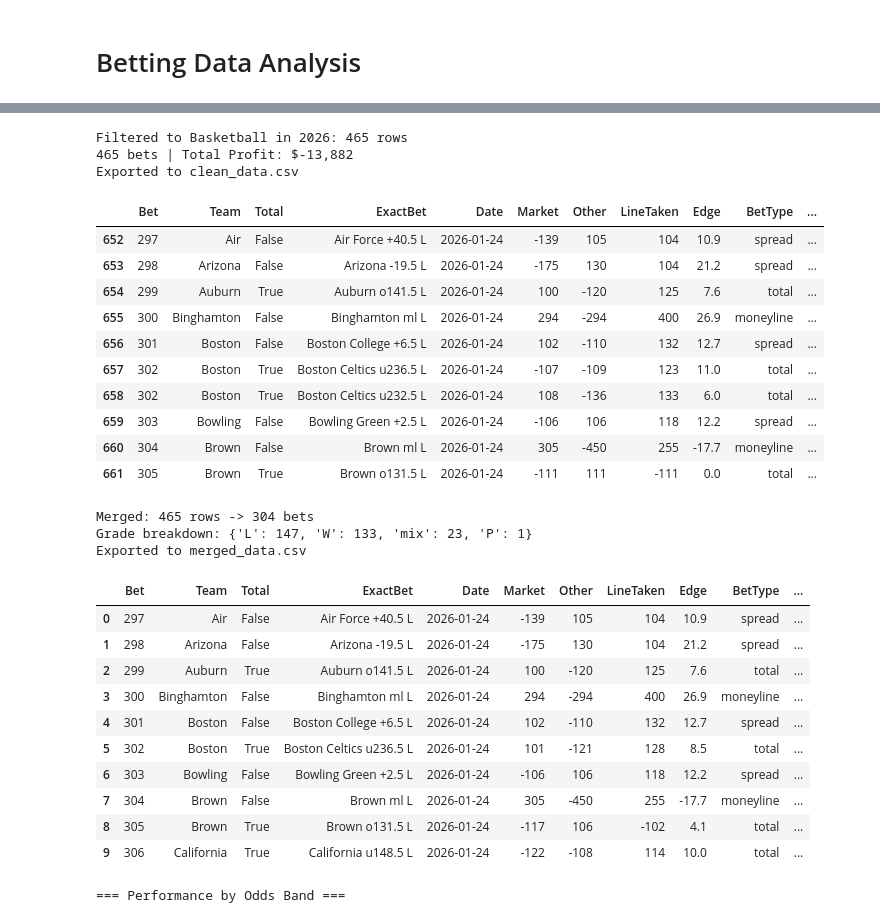
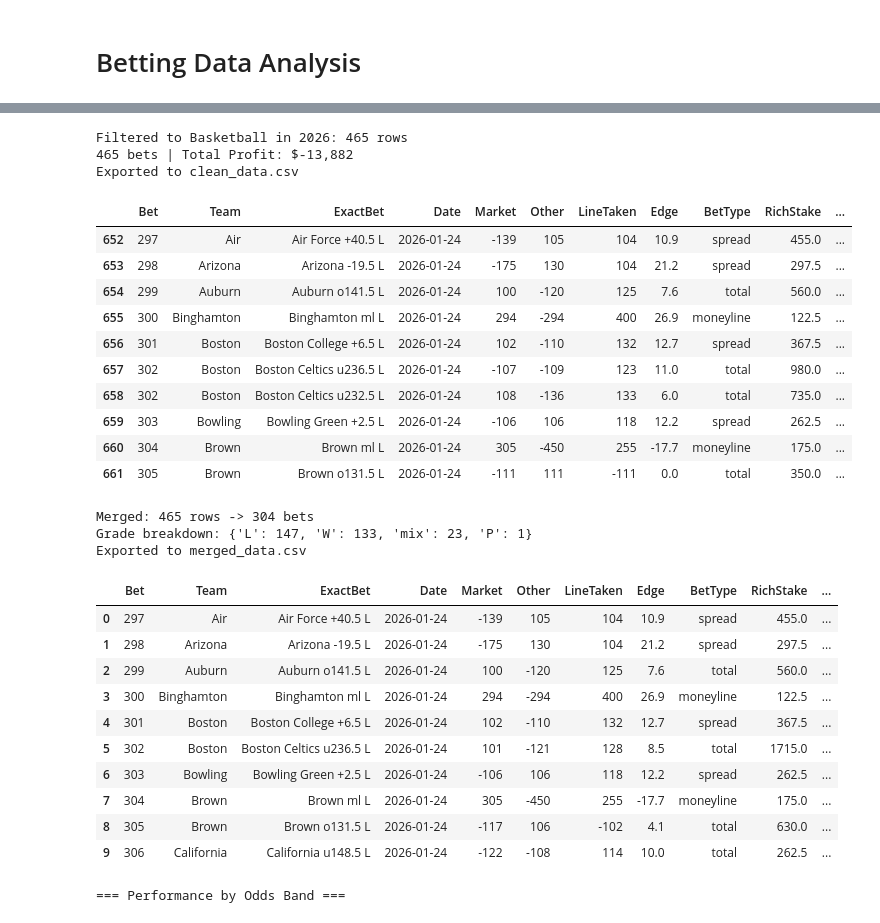
Before and after one commit to Lenshow-coder/rich, a Jupyter notebook: lenny-analysis/lenny-analysis.ipynb, the cells around one changed output, grey strips where cells are left out. Drawn from its saved outputs; the diff is of its cells as text; code cells hidden in the pictures.

```diff
--- a/lenny-analysis/lenny-analysis.ipynb
+++ b/lenny-analysis/lenny-analysis.ipynb
@@ -1,11 +1,20 @@
 # %% [markdown]
 # Betting Data Analysis
+# %%
+# --- Configuration ---
+
+# Data source: 'data.csv' (original) or 'bets.csv'
+SOURCE = 'data.csv'
+
+# Whether to write output CSVs
+WRITE_CSV = True
 # %%
 import pandas as pd
 import matplotlib.pyplot as plt
 
-df = pd.read_csv('data.csv')
-print(f'Dataset: {df.shape[0]} bets, {df.shape[1]} columns')
-df.head()
+if SOURCE == 'data.csv':
+    df = pd.read_csv('data.csv')
+    print(f'Dataset: {df.shape[0]} bets, {df.shape[1]} columns')
+    df.head()
 # %% [output]
 Dataset: 1117 bets, 77 columns
@@ -77,13 +135,12 @@ bdf = df[(df['Sport'] == 'Basketball') & (df['Date'].dt.year == 2026)].copy()
 print(f'Filtered to Basketball in 2026: {len(bdf)} rows')
 
 # Select and rename columns
-bdf = bdf[['Unique Bet Rule 1', 'Team', 'Total?', 'Bet', 'Date', 'Market',
+bdf = bdf[['Unique Bet Rule 1', 'Team', 'Bet', 'Date', 'Market',
             'Other', 'LineTaken', 'Edge', 'BetType', 'Rich Stake', 'Grade']].copy()
 
 bdf.rename(columns={
     'Unique Bet Rule 1': 'Bet',
     'Bet': 'ExactBet',
-    'Total?': 'Total',
     'Rich Stake': 'RichStake',
     'LineTaken': 'LineTaken',
 }, inplace=True)
@@ -93,49 +150,53 @@ bdf['Edge'] = (bdf['Edge'] * 100).round(1)
 
 # Round RichStake to 2 decimal places to fix floating point precision
 bdf['RichStake'] = bdf['RichStake'].round(2)
 
 # Calculate Expected Profit
 bdf['ExpProfit'] = (bdf['RichStake'] * bdf['Edge'] / 100).round(0).astype(int)
 
 # Calculate Profit
 def calc_profit(row):
     if row['Grade'] == 'P':
         return 0.0
     if row['Grade'] == 'L':
         return -row['RichStake']
     # Grade == W: calculate winnings from american odds
     odds = row['LineTaken']
     stake = row['RichStake']
     if odds > 0:
         return stake * (odds / 100)
     else:
         return stake * (100 / abs(odds))
 
 bdf['Profit'] = bdf.apply(calc_profit, axis=1).astype(int)
 
-bdf.to_csv('clean_data.csv', index=False)
+if WRITE_CSV:
+    bdf.to_csv('clean_data.csv', index=False)
 print(f'{len(bdf)} bets | Total Profit: ${bdf["Profit"].sum():,}')
 print('Exported to clean_data.csv')
 bdf.head(10)
 # %% [output]
 Filtered to Basketball in 2026: 465 rows
 465 bets | Total Profit: $-13,882
 Exported to clean_data.csv
-|  | Bet | Team | Total | ExactBet | Date | Market | Other | LineTaken | Edge | BetType | ... |
-| 652 | 297 | Air | False | Air Force +40.5 L | 2026-01-24 | -139 | 105 | 104 | 10.9 | spread | ... |
-| 653 | 298 | Arizona | False | Arizona -19.5 L | 2026-01-24 | -175 | 130 | 104 | 21.2 | spread | ... |
-| 654 | 299 | Auburn | True | Auburn o141.5 L | 2026-01-24 | 100 | -120 | 125 | 7.6 | total | ... |
-| 655 | 300 | Binghamton | False | Binghamton ml L | 2026-01-24 | 294 | -294 | 400 | 26.9 | moneyline | ... |
-| 656 | 301 | Boston | False | Boston College +6.5 L | 2026-01-24 | 102 | -110 | 132 | 12.7 | spread | ... |
-| 657 | 302 | Boston | True | Boston Celtics u236.5 L | 2026-01-24 | -107 | -109 | 123 | 11.0 | total | ... |
-| 658 | 302 | Boston | True | Boston Celtics u232.5 L | 2026-01-24 | 108 | -136 | 133 | 6.0 | total | ... |
-| 659 | 303 | Bowling | False | Bowling Green +2.5 L | 2026-01-24 | -106 | 106 | 118 | 12.2 | spread | ... |
-| 660 | 304 | Brown | False | Brown ml L | 2026-01-24 | 305 | -450 | 255 | -17.7 | moneyline | ... |
-| 661 | 305 | Brown | True | Brown o131.5 L | 2026-01-24 | -111 | 111 | -111 | 0.0 | total | ... |
+|  | Bet | Team | ExactBet | Date | Market | Other | LineTaken | Edge | BetType | RichStake | ... |
+| 652 | 297 | Air | Air Force +40.5 L | 2026-01-24 | -139 | 105 | 104 | 10.9 | spread | 455.0 | ... |
+| 653 | 298 | Arizona | Arizona -19.5 L | 2026-01-24 | -175 | 130 | 104 | 21.2 | spread | 297.5 | ... |
+| 654 | 299 | Auburn | Auburn o141.5 L | 2026-01-24 | 100 | -120 | 125 | 7.6 | total | 560.0 | ... |
+| 655 | 300 | Binghamton | Binghamton ml L | 2026-01-24 | 294 | -294 | 400 | 26.9 | moneyline | 122.5 | ... |
+| 656 | 301 | Boston | Boston College +6.5 L | 2026-01-24 | 102 | -110 | 132 | 12.7 | spread | 367.5 | ... |
+| 657 | 302 | Boston | Boston Celtics u236.5 L | 2026-01-24 | -107 | -109 | 123 | 11.0 | total | 980.0 | ... |
+| 658 | 302 | Boston | Boston Celtics u232.5 L | 2026-01-24 | 108 | -136 | 133 | 6.0 | total | 735.0 | ... |
+| 659 | 303 | Bowling | Bowling Green +2.5 L | 2026-01-24 | -106 | 106 | 118 | 12.2 | spread | 262.5 | ... |
+| 660 | 304 | Brown | Brown ml L | 2026-01-24 | 305 | -450 | 255 | -17.7 | moneyline | 175.0 | ... |
+| 661 | 305 | Brown | Brown o131.5 L | 2026-01-24 | -111 | 111 | -111 | 0.0 | total | 350.0 | ... |
 # %%
 # --- Merge rows by Bet ID ---
 
-mdf = pd.read_csv('clean_data.csv')
+if WRITE_CSV:
+    mdf = pd.read_csv('clean_data.csv')
+else:
+    mdf = bdf.copy()
 
 def american_to_decimal(odds):
     """Convert american odds to decimal odds."""
@@ -167,7 +228,6 @@ def grade_agg(grades):
 
 merged = mdf.groupby('Bet').agg(
     Team=('Team', 'first'),
-    Total=('Total', 'first'),
     ExactBet=('ExactBet', 'first'),
     Date=('Date', 'first'),
     Market=('Market', median_odds),
@@ -184,7 +244,8 @@ merged = mdf.groupby('Bet').agg(
 merged['Edge'] = merged['Edge'].round(1)
 merged['RichStake'] = merged['RichStake'].round(2)
 
-merged.to_csv('merged_data.csv', index=False)
+if WRITE_CSV:
+    merged.to_csv('merged_data.csv', index=False)
 print(f'Merged: {len(mdf)} rows -> {len(merged)} bets')
 print(f'Grade breakdown: {merged["Grade"].value_counts().to_dict()}')
 print('Exported to merged_data.csv')
@@ -193,17 +254,17 @@ merged.head(10)
 Merged: 465 rows -> 304 bets
 Grade breakdown: {'L': 147, 'W': 133, 'mix': 23, 'P': 1}
 Exported to merged_data.csv
-|  | Bet | Team | Total | ExactBet | Date | Market | Other | LineTaken | Edge | BetType | ... |
-| 0 | 297 | Air | False | Air Force +40.5 L | 2026-01-24 | -139 | 105 | 104 | 10.9 | spread | ... |
-| 1 | 298 | Arizona | False | Arizona -19.5 L | 2026-01-24 | -175 | 130 | 104 | 21.2 | spread | ... |
-| 2 | 299 | Auburn | True | Auburn o141.5 L | 2026-01-24 | 100 | -120 | 125 | 7.6 | total | ... |
-| 3 | 300 | Binghamton | False | Binghamton ml L | 2026-01-24 | 294 | -294 | 400 | 26.9 | moneyline | ... |
-| 4 | 301 | Boston | False | Boston College +6.5 L | 2026-01-24 | 102 | -110 | 132 | 12.7 | spread | ... |
-| 5 | 302 | Boston | True | Boston Celtics u236.5 L | 2026-01-24 | 101 | -121 | 128 | 8.5 | total | ... |
-| 6 | 303 | Bowling | False | Bowling Green +2.5 L | 2026-01-24 | -106 | 106 | 118 | 12.2 | spread | ... |
-| 7 | 304 | Brown | False | Brown ml L | 2026-01-24 | 305 | -450 | 255 | -17.7 | moneyline | ... |
-| 8 | 305 | Brown | True | Brown o131.5 L | 2026-01-24 | -117 | 106 | -102 | 4.1 | total | ... |
-| 9 | 306 | California | True | California u148.5 L | 2026-01-24 | -122 | -108 | 114 | 10.0 | total | ... |
+|  | Bet | Team | ExactBet | Date | Market | Other | LineTaken | Edge | BetType | RichStake | ... |
+| 0 | 297 | Air | Air Force +40.5 L | 2026-01-24 | -139 | 105 | 104 | 10.9 | spread | 455.0 | ... |
+| 1 | 298 | Arizona | Arizona -19.5 L | 2026-01-24 | -175 | 130 | 104 | 21.2 | spread | 297.5 | ... |
+| 2 | 299 | Auburn | Auburn o141.5 L | 2026-01-24 | 100 | -120 | 125 | 7.6 | total | 560.0 | ... |
+| 3 | 300 | Binghamton | Binghamton ml L | 2026-01-24 | 294 | -294 | 400 | 26.9 | moneyline | 122.5 | ... |
+| 4 | 301 | Boston | Boston College +6.5 L | 2026-01-24 | 102 | -110 | 132 | 12.7 | spread | 367.5 | ... |
+| 5 | 302 | Boston | Boston Celtics u236.5 L | 2026-01-24 | 101 | -121 | 128 | 8.5 | total | 1715.0 | ... |
+| 6 | 303 | Bowling | Bowling Green +2.5 L | 2026-01-24 | -106 | 106 | 118 | 12.2 | spread | 262.5 | ... |
+| 7 | 304 | Brown | Brown ml L | 2026-01-24 | 305 | -450 | 255 | -17.7 | moneyline | 175.0 | ... |
+| 8 | 305 | Brown | Brown o131.5 L | 2026-01-24 | -117 | 106 | -102 | 4.1 | total | 630.0 | ... |
+| 9 | 306 | California | California u148.5 L | 2026-01-24 | -122 | -108 | 114 | 10.0 | total | 262.5 | ... |
 # %%
 # --- Performance Analysis by Bucket ---
 
```
Also changed, not shown: parts of 6 cells of this notebook, 1 other file.
